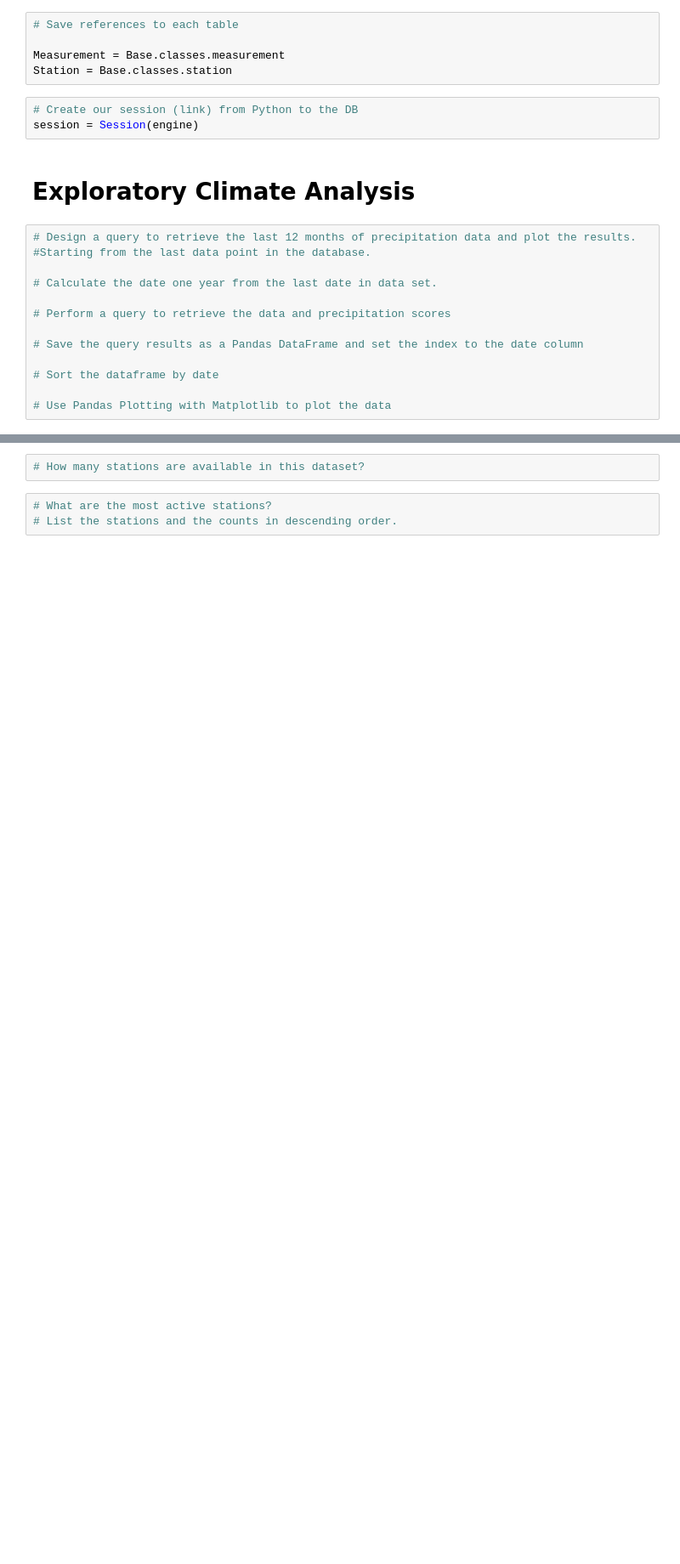
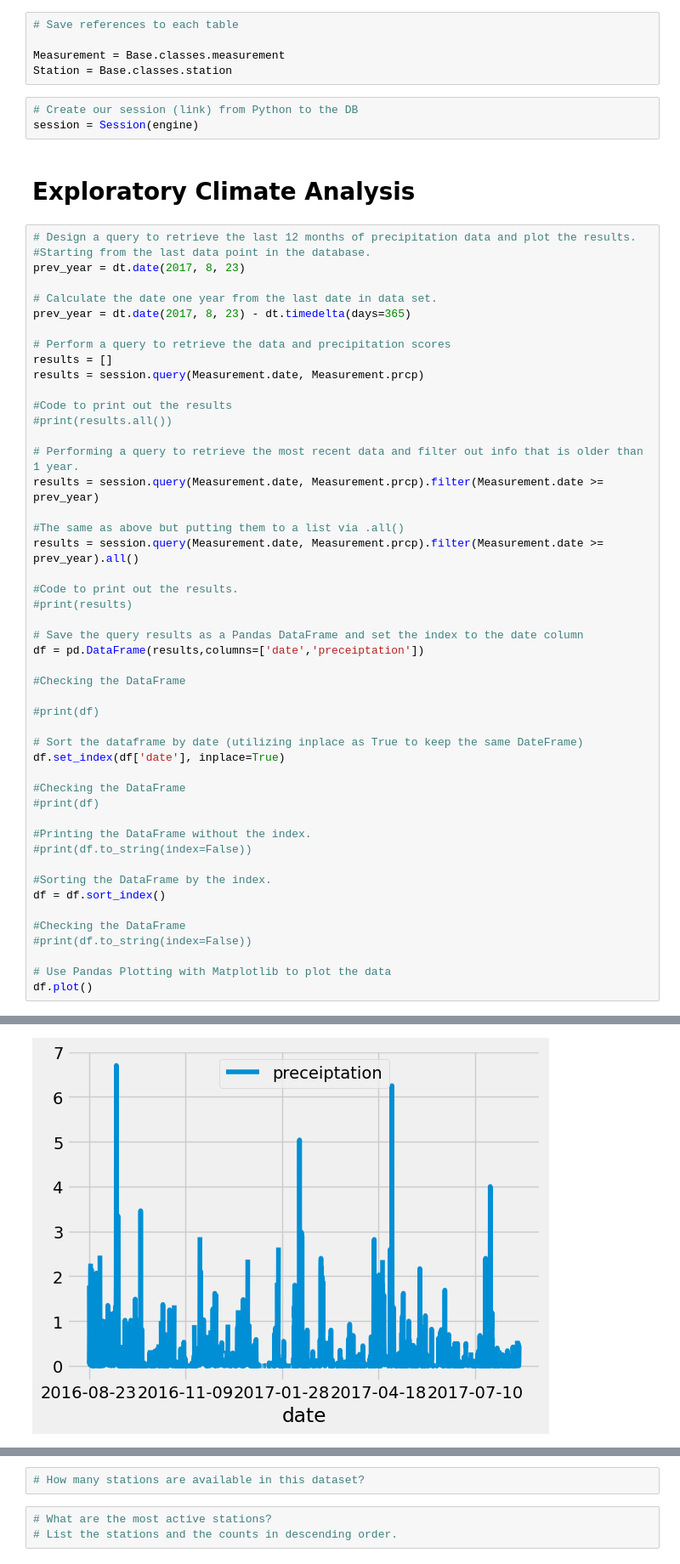
Before and after one commit to jo-robles/surfs_up, a Jupyter notebook: climate_analysis.ipynb, the cells around one changed output, grey strips where cells are left out. Shown at 85% size. Saved outputs shown, nothing was run; the diff lists cells and outputs as text; blank space fills up the shorter version.

```diff
--- a/climate_analysis.ipynb
+++ b/climate_analysis.ipynb
@@ -46,13 +46,49 @@ session = Session(engine)
 # %%
 # Design a query to retrieve the last 12 months of precipitation data and plot the results.
 #Starting from the last data point in the database.
+prev_year = dt.date(2017, 8, 23)
 
 # Calculate the date one year from the last date in data set.
+prev_year = dt.date(2017, 8, 23) - dt.timedelta(days=365)
 
 # Perform a query to retrieve the data and precipitation scores
+results = []
+results = session.query(Measurement.date, Measurement.prcp)
+
+#Code to print out the results
+#print(results.all())
+
+# Performing a query to retrieve the most recent data and filter out info that is older than 1 year.
+results = session.query(Measurement.date, Measurement.prcp).filter(Measurement.date >= prev_year)
+
+#The same as above but putting them to a list via .all()
+results = session.query(Measurement.date, Measurement.prcp).filter(Measurement.date >= prev_year).all()
+
+#Code to print out the results.
+#print(results)
 
 # Save the query results as a Pandas DataFrame and set the index to the date column
+df = pd.DataFrame(results,columns=['date','preceiptation'])
 
-# Sort the dataframe by date
+#Checking the DataFrame
+
+#print(df)
+
+# Sort the dataframe by date (utilizing inplace as True to keep the same DateFrame)
+df.set_index(df['date'], inplace=True)
+
+#Checking the DataFrame
+#print(df)
+
+#Printing the DataFrame without the index.
+#print(df.to_string(index=False))
+
+#Sorting the DataFrame by the index.
+df = df.sort_index()
+
+#Checking the DataFrame
+#print(df.to_string(index=False))
 
 # Use Pandas Plotting with Matplotlib to plot the data
+df.plot()
+# %% [output]
@@ -59,2 +96,3 @@ session = Session(engine)
+[figure, added]
 # %%
 # Use Pandas to calcualte the summary statistics for the precipitation data
```
Also changed, not shown: parts of 2 cells of this notebook.
